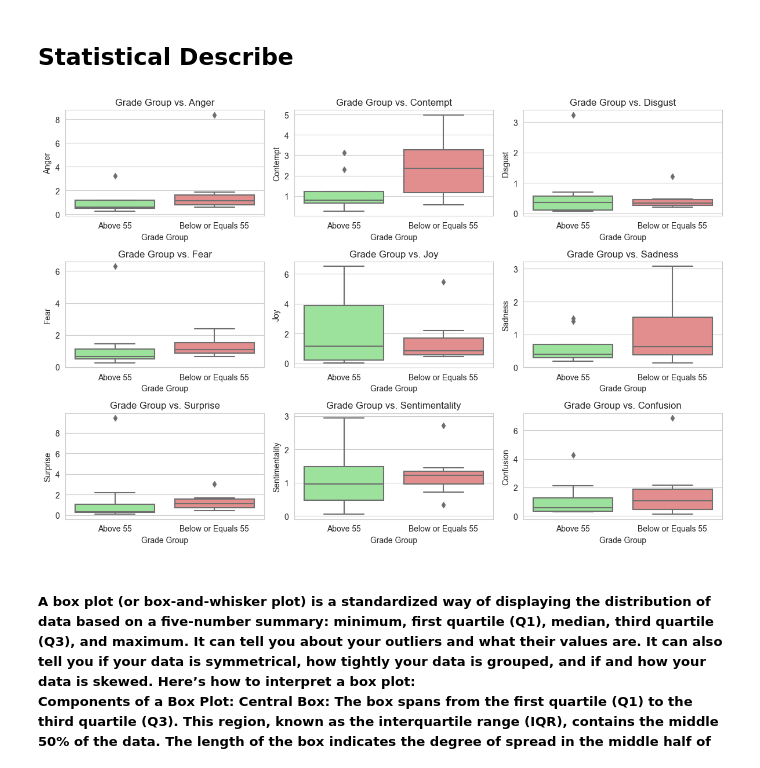
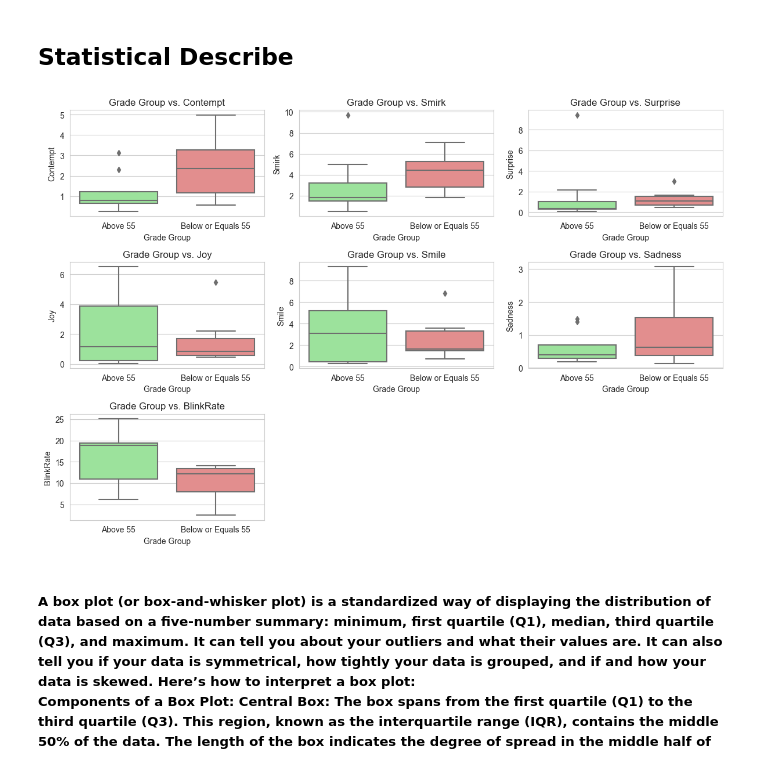
Before and after one commit to litalshl/classifiers, a Jupyter notebook: grade groups model/For Publication/Mean_analysis.ipynb, the cells around one changed output. Cells and saved outputs as stored; diff of their text form; code cells hidden in the pictures.

```diff
--- a/grade groups model/For Publication/Mean_analysis.ipynb
+++ b/grade groups model/For Publication/Mean_analysis.ipynb
@@ -8,7 +8,7 @@
 import pandas as pd
 
 # Load data
-file_path = './datasets/facial_mean_values_per_respondent_less_emotions_9_3_2024_2.csv'
+file_path = './datasets/facial_mean_values_per_respondent_9_3_2024_2.csv'
 mean_data_from_file = df = pd.read_csv(file_path, low_memory=False)
 
 mean_data_from_file.head()
@@ -172,30 +172,29 @@ are not identified.
 # %%
 import seaborn as sns
 import matplotlib.pyplot as plt
 
 
 # Set the aesthetic style of the plots
 sns.set_style("whitegrid")
 sns.set_palette("deep")
 
 # Create a figure and a set of subplots
 plt.figure(figsize=(12, 8))
 
 # List of emotions you want to plot
-emotions = ['Anger', 'Contempt', 'Disgust', 'Fear',
-       'Joy', 'Sadness', 'Surprise', 'Sentimentality', 'Confusion']
+emotions = ['Contempt', 'Smirk', 'Surprise', 'Joy', 'Smile', 'Sadness', 'BlinkRate']
 
 palette = {"Below or Equals 55": "lightcoral", "Above 55": "lightgreen"}
 
 for i, emotion in enumerate(emotions, 1):
     plt.subplot(3, 3, i)  # Creates a grid of 2x2 and fills position i
     sns.boxplot(x='Grade Group', y=emotion, data=mean_data_from_file, palette=palette)
     plt.title(f'Grade Group vs. {emotion}')
 
 plt.tight_layout()
 plt.show()
 # %% [output]
-[figure, old version]
+[figure, new version]
 # %% [markdown]
 <h5>
 A box plot (or box-and-whisker plot) is a standardized way of displaying the distribution of data based on a five-number summary: minimum, first quartile (Q1), median, third quartile (Q3), and maximum. It can tell you about your outliers and what their values are. It can also tell you if your data is symmetrical, how tightly your data is grouped, and if and how your data is skewed. Here’s how to interpret a box plot:
```
Also changed, not shown: parts of 7 cells of this notebook, 4 other files.
